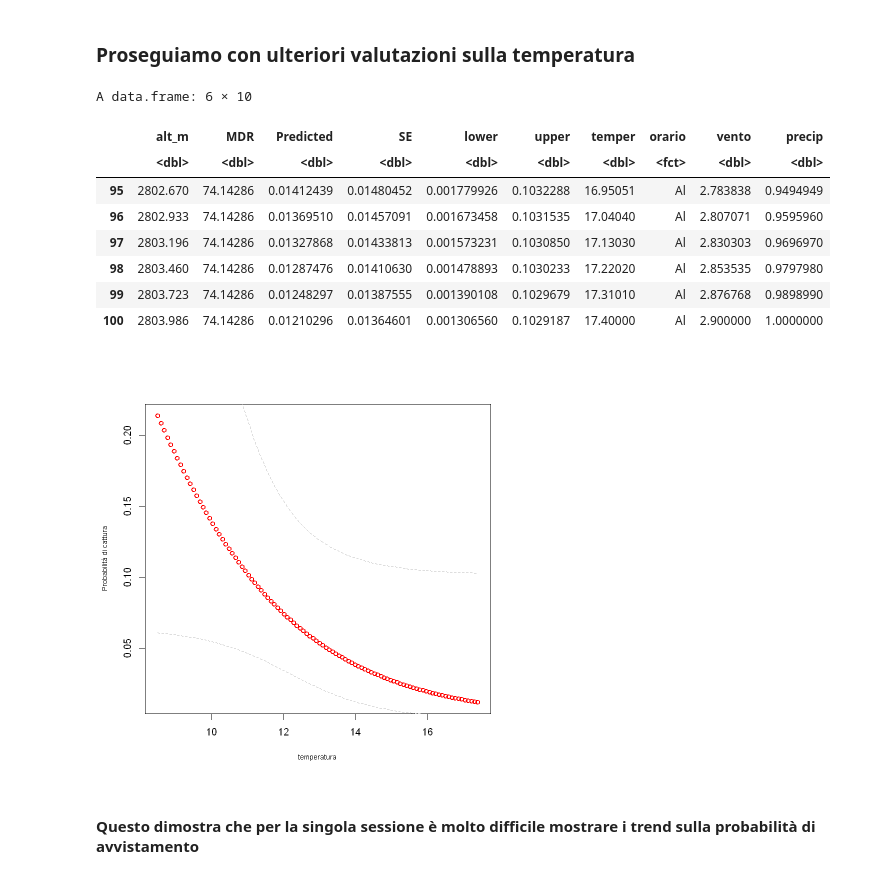
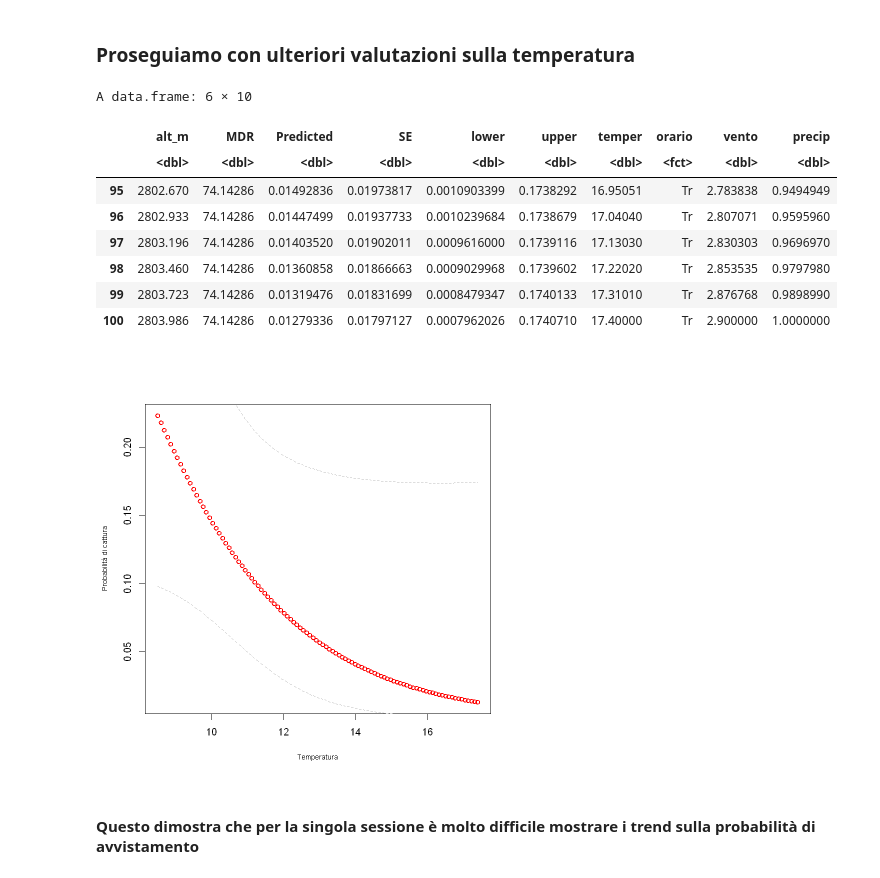
Before and after one commit to GabyOM/Chionomys-nivalis-analysis, a Jupyter notebook: 8.1. Analisi Best Model-Sessione-1.ipynb, the cells around one changed output. Cells and saved outputs as stored; diff of their text form; code cells hidden in the pictures.

```diff
--- a/8.1. Analisi Best Model-Sessione-1.ipynb
+++ b/8.1. Analisi Best Model-Sessione-1.ipynb
@@ -182,7 +182,7 @@ newdat_tempTr <- data.frame(
     alt_m = alt_m.seq,
     MDR = mean(df_indicato$MDR),
     temper = temper.seq,
-    orario = "Al",
+    orario = "Tr",
     vento = vento.seq,
     precip = precip.seq
 )
@@ -199,21 +199,21 @@ tail(Elambda_unscaled)
 A data.frame: 6 × 10
 |  | alt_m | MDR | Predicted | SE | lower | upper | temper | orario | vento | precip |
 |  | <dbl> | <dbl> | <dbl> | <dbl> | <dbl> | <dbl> | <dbl> | <fct> | <dbl> | <dbl> |
-| 95 | 2802.670 | 74.14286 | 0.01412439 | 0.01480452 | 0.001779926 | 0.1032288 | 16.95051 | Al | 2.783838 | 0.9494949 |
-| 96 | 2802.933 | 74.14286 | 0.01369510 | 0.01457091 | 0.001673458 | 0.1031535 | 17.04040 | Al | 2.807071 | 0.9595960 |
-| 97 | 2803.196 | 74.14286 | 0.01327868 | 0.01433813 | 0.001573231 | 0.1030850 | 17.13030 | Al | 2.830303 | 0.9696970 |
-| 98 | 2803.460 | 74.14286 | 0.01287476 | 0.01410630 | 0.001478893 | 0.1030233 | 17.22020 | Al | 2.853535 | 0.9797980 |
-| 99 | 2803.723 | 74.14286 | 0.01248297 | 0.01387555 | 0.001390108 | 0.1029679 | 17.31010 | Al | 2.876768 | 0.9898990 |
-| 100 | 2803.986 | 74.14286 | 0.01210296 | 0.01364601 | 0.001306560 | 0.1029187 | 17.40000 | Al | 2.900000 | 1.0000000 |
+| 95 | 2802.670 | 74.14286 | 0.01492836 | 0.01973817 | 0.0010903399 | 0.1738292 | 16.95051 | Tr | 2.783838 | 0.9494949 |
+| 96 | 2802.933 | 74.14286 | 0.01447499 | 0.01937733 | 0.0010239684 | 0.1738679 | 17.04040 | Tr | 2.807071 | 0.9595960 |
+| 97 | 2803.196 | 74.14286 | 0.01403520 | 0.01902011 | 0.0009616000 | 0.1739116 | 17.13030 | Tr | 2.830303 | 0.9696970 |
+| 98 | 2803.460 | 74.14286 | 0.01360858 | 0.01866663 | 0.0009029968 | 0.1739602 | 17.22020 | Tr | 2.853535 | 0.9797980 |
+| 99 | 2803.723 | 74.14286 | 0.01319476 | 0.01831699 | 0.0008479347 | 0.1740133 | 17.31010 | Tr | 2.876768 | 0.9898990 |
+| 100 | 2803.986 | 74.14286 | 0.01279336 | 0.01797127 | 0.0007962026 | 0.1740710 | 17.40000 | Tr | 2.900000 | 1.0000000 |
 # %%
 with(Elambda_unscaled, {
-    plot(temper, Predicted, xlab="temperatura",
+    plot(temper, Predicted, xlab="Temperatura",
         ylab="Probabilità di cattura",
         cex.lab=0.7, lwd=2, col="red")
     lines(temper, upper, lty=2, col="grey")
     lines(temper, lower,lty=2, col="grey" )
 })
 # %% [output]
-[figure, old version]
+[figure, new version]
 # %% [markdown]
 #### Questo dimostra che per la singola sessione è molto difficile mostrare i trend sulla probabilità di avvistamento
```
Also changed, not shown: parts of 2 cells of this notebook.
